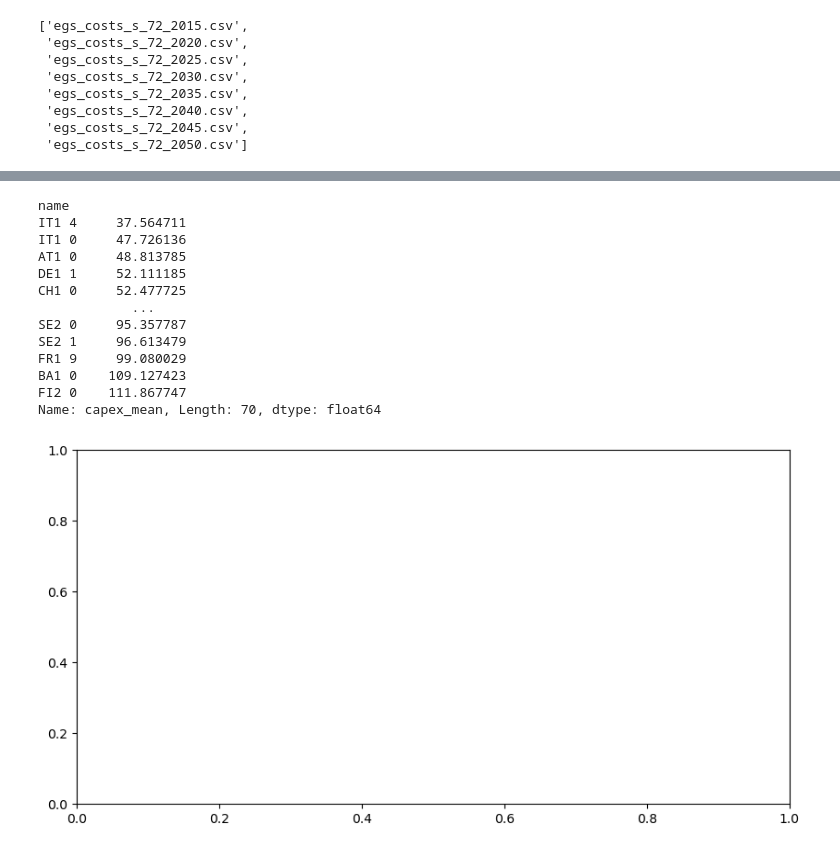
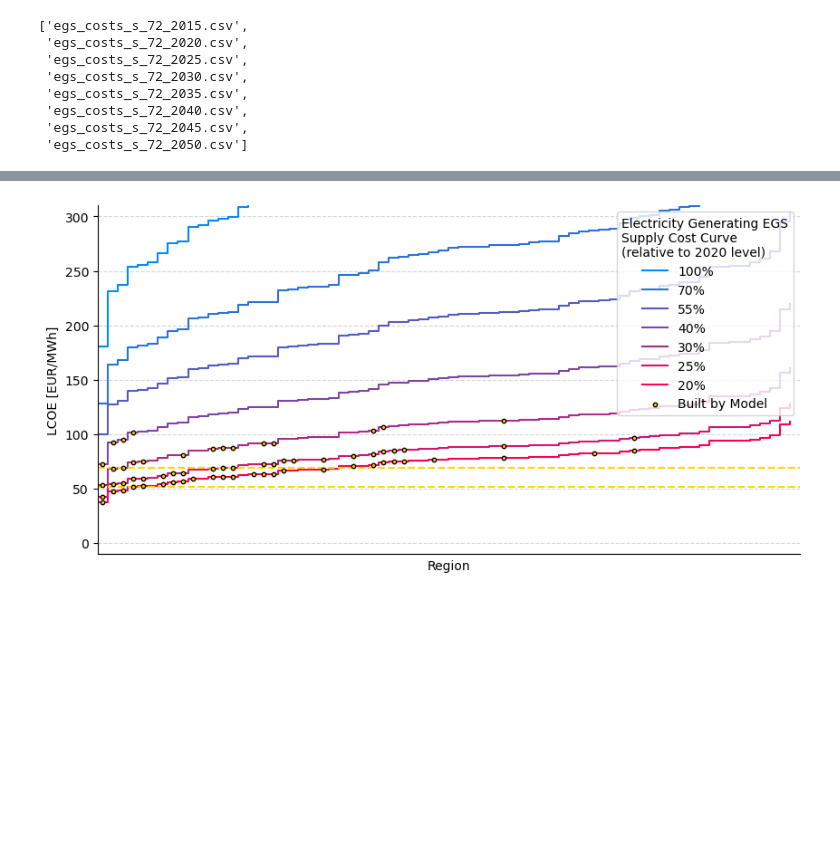
Before and after one commit to LukasFrankenQ/egs_market_integration, a Jupyter notebook: notebooks/compare_to_allam.ipynb, the cells around one changed output, grey strips where cells are left out. Drawn from its saved outputs; the diff is of its cells as text; code cells hidden in the pictures; blank space fills up the shorter version.

```diff
--- a/notebooks/compare_to_allam.ipynb
+++ b/notebooks/compare_to_allam.ipynb
@@ -20,45 +97,85 @@ os.listdir(
+# %%
+gt = pd
+# %%
+ngcc_ccs_capex_lower = 2_300_000 / 1.1 # dollar to euro
+ngcc_ccs_capex_higher = 3_200_000 / 1.1
+
+ngcc_ccs_lifetime = 30
+ngcc_ccs_efficiency = 0.42
+
+gas_price = 30 # EUR/MWh
+
+ngcc_ccs_capacity_factor = 0.2
 # %%
 fig, ax = plt.subplots(figsize=(10, 5))
 
-for year in [2020, 2025, 2030, 2035, 2040, 2045, 2050][::-1]:
+for year, pct in [(2020, '100%'), (2025, '70%'), (2030, '55%'), (2035, '40%'),
+                  (2040, '30%'), (2045, '25%'), (2050, '20%')]:
 
     c = pd.read_csv(
         Path.cwd() / 'egs_cost_data' / f'egs_costs_s_72_{year}.csv'
     ).set_index('name').dropna()['capex_mean'].sort_values() * 1000
+
+    gt = gt.loc[c.index]
 
     lt = 25
     dr = 0.07
     eta = 0.97
     eta_el = 0.12
 
     orc_cost_th = 1500 * 1000 * eta_el
 
     annuity_factor = dr * (1 + dr) ** lt / ((1 + dr) ** lt - 1)
 
     lcoe = (c * annuity_factor / eta_el + annuity_factor * orc_cost_th) / eta / 8760
+    lcoe = (c + eta_el * orc_cost_th) * annuity_factor / (eta * 8760 * eta_el)
 
-    lcoe = (c + eta_el * orc_cost_th) * annuity_factor / (eta * 8760 * eta_el)
-    print(lcoe)
+    x = np.arange(len(lcoe))
 
-    break
+    # Interpolate between #008bfa (start) and #ff0051 (end)
+    fraction = (year - 2020) / (2050 - 2020)
+    r = int(0x00 + (0xff - 0x00) * fraction)
+    g = int(0x8b + (0x00 - 0x8b) * fraction)
+    b = int(0xfa + (0x51 - 0xfa) * fraction)
+    color = f'#{r:02x}{g:02x}{b:02x}'
+
+    ax.step(x, lcoe.values, where='post', label=pct, color=color)
+
+    # Add golden scatter points where gt is True for this year
+    mask = gt[str(year)]
+    if year == 2050:  # Only add to legend once
+        ax.scatter(x[mask] + 0.5, lcoe[mask], color='gold', zorder=3, s=10, edgecolors='black', label='Built by Model')
+    else:
+        ax.scatter(x[mask] + 0.5, lcoe[mask], color='gold', zorder=3, s=10, edgecolors='black')
+
+    annuity_factor = dr * (1 + dr) ** ngcc_ccs_lifetime / ((1 + dr) ** ngcc_ccs_lifetime - 1)
+
+    ax.set_xlabel('Region')
+    ax.set_ylabel('LCOE [EUR/MWh]')
+    ax.legend(loc='upper right', title='Electricity Generating EGS\nSupply Cost Curve\n(relative to 2020 level)')
 
 
+lcoe_gas_lower = (
+    ngcc_ccs_capex_lower * annuity_factor +
+    gas_price * ngcc_ccs_efficiency * ngcc_ccs_capacity_factor * 8760
+) / ngcc_ccs_efficiency / 8760
+ax.axhline(lcoe_gas_lower, color='gold', linestyle='--', label='Gas')
 
+lcoe_gas_higher = (
+    ngcc_ccs_capex_higher * annuity_factor +
+    gas_price * ngcc_ccs_efficiency * ngcc_ccs_capacity_factor * 8760
+) / ngcc_ccs_efficiency / 8760
+ax.axhline(lcoe_gas_higher, color='gold', linestyle='--', label='Gas')
 
+ax.spines['top'].set_visible(False)
+ax.spines['right'].set_visible(False)
 
+ax.set_xticks([])
+ax.grid(True, axis='y', linestyle='--', alpha=0.5)
+ax.set_axisbelow(True)
+
+ax.set_ylim(-10, 310)
+ax.set_xlim(0, len(lcoe))
 plt.show()
 # %% [output]
-name
-IT1 4     37.564711
-IT1 0     47.726136
-AT1 0     48.813785
-DE1 1     52.111185
-CH1 0     52.477725
-            ...
-SE2 0     95.357787
-SE2 1     96.613479
-FR1 9     99.080029
-BA1 0    109.127423
-FI2 0    111.867747
-Name: capex_mean, Length: 70, dtype: float64
-[figure, old version]
+[figure, new version]
```
Also changed, not shown: parts of 4 cells of this notebook.
